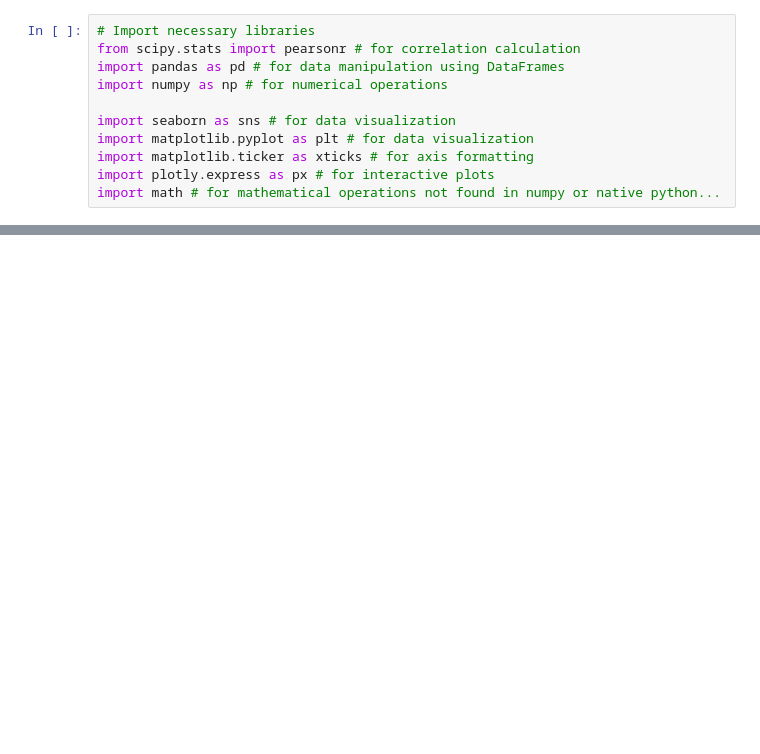
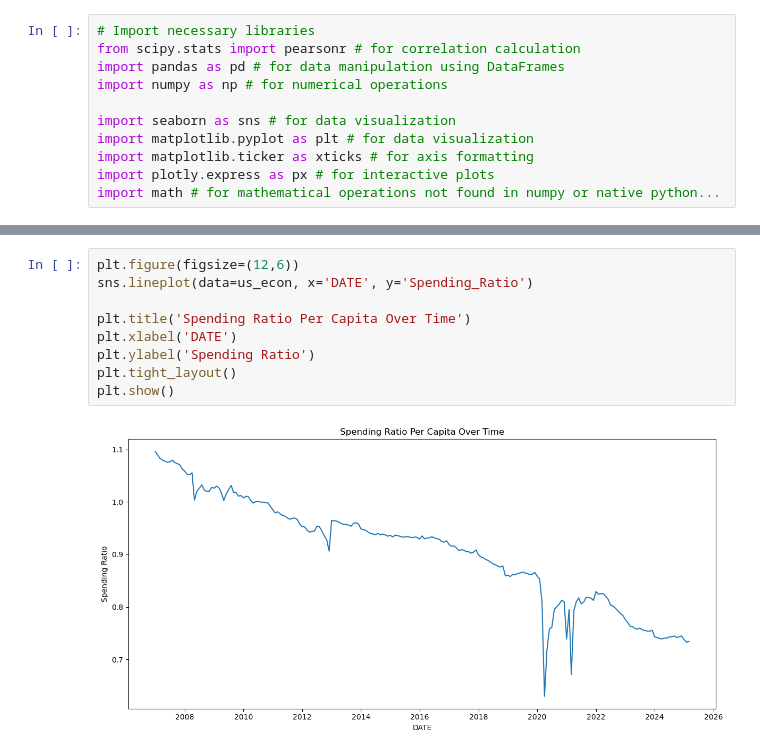
Before and after one commit to szhagnay/Cohort-A-Econ, a Jupyter notebook: notebooks/Fari_eda.ipynb, the cells around one changed output, grey strips where cells are left out. Drawn from its saved outputs; the diff is of its cells as text; blank space fills up the shorter version.

```diff
--- a/notebooks/Fari_eda.ipynb
+++ b/notebooks/Fari_eda.ipynb
@@ -235,3 +59,14 @@ us_econ.head()
 | 2 | 2007-03-01 | 2007 | 3 | Mar | Q1 | 10337.0 | 40007 | ... |
 | 3 | 2007-04-01 | 2007 | 4 | Apr | Q2 | 10376.5 | 40037 | ... |
 | 4 | 2007-05-01 | 2007 | 5 | May | Q2 | 10412.7 | 40029 | ... |
+# %%
+plt.figure(figsize=(12,6))
+sns.lineplot(data=us_econ, x='DATE', y='Spending_Ratio')
+
+plt.title('Spending Ratio Per Capita Over Time')
+plt.xlabel('DATE')
+plt.ylabel('Spending Ratio')
+plt.tight_layout()
+plt.show()
+# %% [output]
+[figure, added]
```
Also changed, not shown: parts of 59 cells of this notebook.
